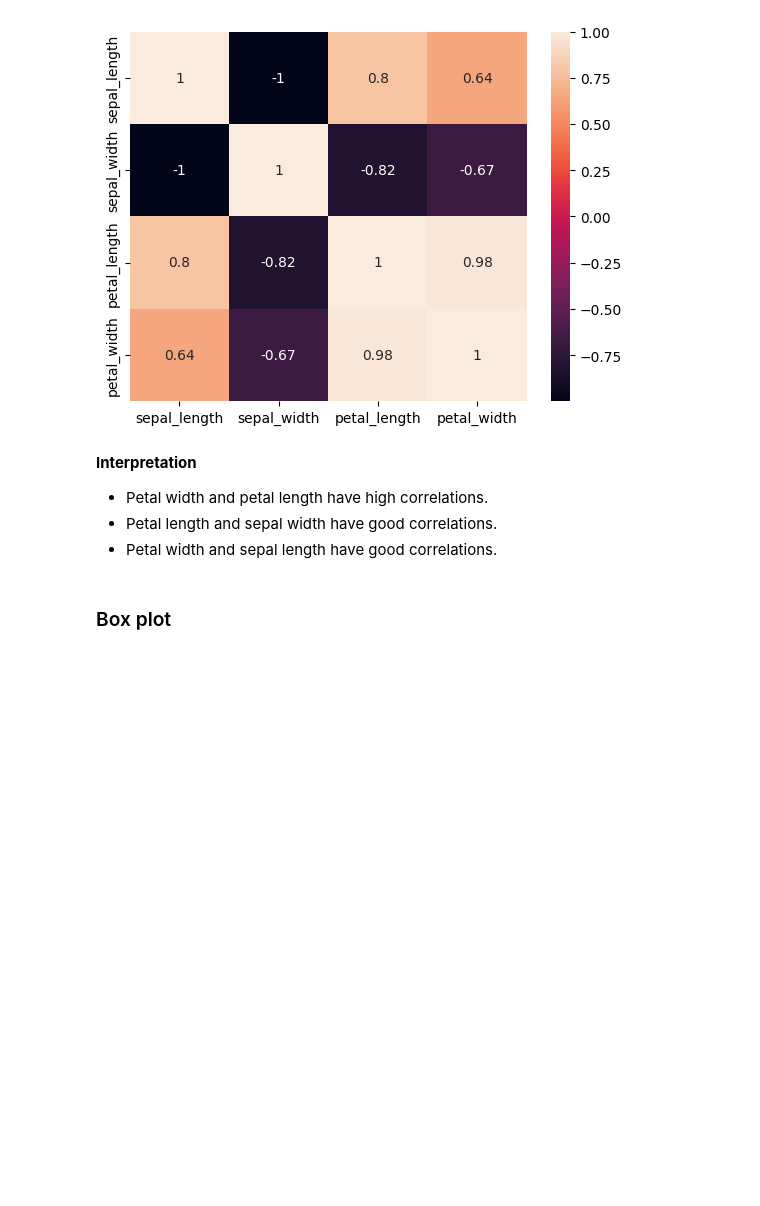
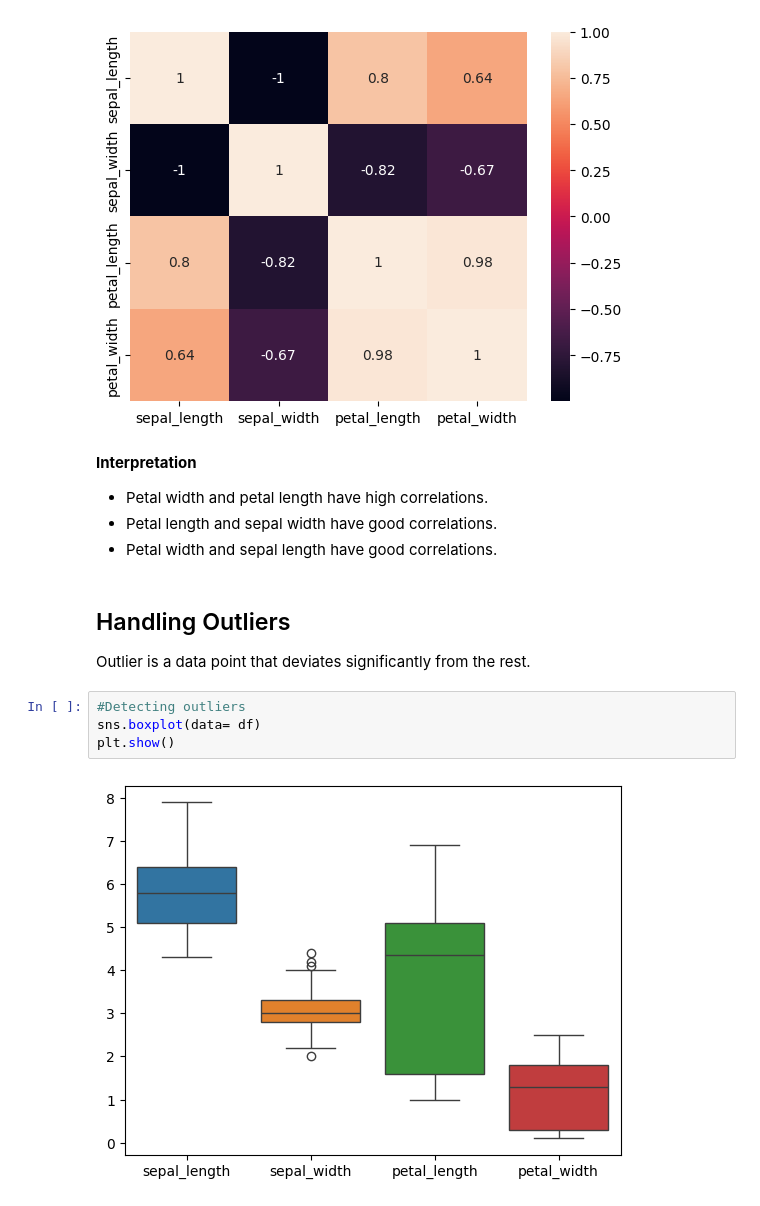
Before and after one commit to Dulyana-Silva/EDA-Iris-Dataset, a Jupyter notebook: Iris.ipynb, the cells around one changed output. Drawn from its saved outputs; the diff is of its cells as text; blank space fills up the shorter version.

```diff
--- a/Iris.ipynb
+++ b/Iris.ipynb
@@ -239,5 +239,12 @@ plt.show()
 *   Petal width and petal length have high correlations.
 *   Petal length and sepal width have good correlations.
 *   Petal width and sepal length have good correlations.
-# %% [markdown]
-### Box plot
+# %% [markdown]
+## Handling Outliers
+Outlier is a data point that deviates significantly from the rest.
+# %%
+#Detecting outliers
+sns.boxplot(data= df)
+plt.show()
+# %% [output]
+[figure, added]
```
Also changed, not shown: parts of 3 cells of this notebook.
